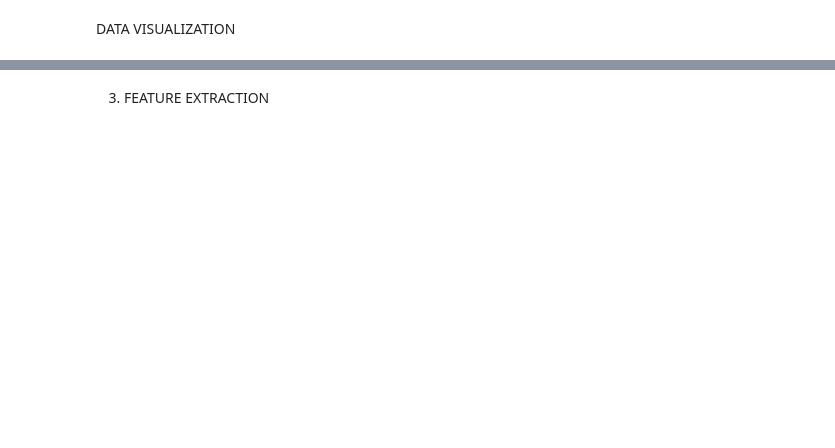
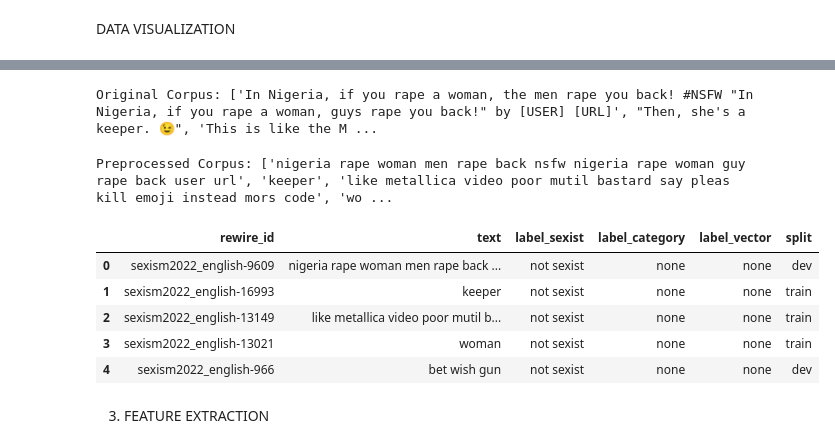
Before and after one commit to antoniocapicotto/edos, a Jupyter notebook: edos.ipynb, the cells around one changed output, grey strips where cells are left out. Drawn from its saved outputs; the diff is of its cells as text; code cells hidden in the pictures; blank space fills up the shorter version.

```diff
--- a/edos.ipynb
+++ b/edos.ipynb
@@ -54,2 +86,63 @@ plt.show()
+# %%
+# tokenizzazione, rimozione stopwords e stemming, applicare la pipeline
+
+def tokenize(text):
+    return nltk.word_tokenize(text)
+
+def clean_tokens(tokens):
+    stop_words = set(nltk.corpus.stopwords.words('english'))
+    return [token.lower() for token in tokens if token.isalnum() and token.lower() not in stop_words]
+
+def normalize(tokens):
+    return [token.lower() for token in tokens]
+
+def lemmatize(tokens):
+    lemmatizer = nltk.stem.WordNetLemmatizer()
+    return [lemmatizer.lemmatize(token) for token in tokens]
+
+def stem(tokens):
+    stemmer = nltk.stem.PorterStemmer()
+    return [stemmer.stem(token) for token in tokens]
+
+def preprocess(text):
+    tokens = tokenize(text)
+    tokens = clean_tokens(tokens)
+    tokens = normalize(tokens)
+    tokens = lemmatize(tokens)
+    tokens = stem(tokens)
+    return ' '.join(tokens)
+# %%
+# Combine all text into a single variable
+corpus = list(df['text'])
+# %%
+# print some information about the corpus
+print("Original Corpus:", corpus)
+print("Size of corpus:", len(corpus))
+print("Size of the vocabulary:", len(set(corpus)))
+print("lexical diversity:", len(set(corpus)) / len(corpus))
+# %% [output]
+Original Corpus: ['In Nigeria, if you rape a woman, the men rape you back! #NSFW "In Nigeria, if you rape a woman, guys rape you back!" by [USER] [URL]', "Then, she's a keeper. 😉", 'This is like the M ...
+# %%
+# Apply preprocessing to the entire corpus
+corpus_preprocessed = [preprocess(text) for text in corpus]
+# %%
+print("Preprocessed Corpus:", corpus_preprocessed)
+print("Size of corpus:", len(corpus_preprocessed))
+print("Size of the vocabulary:", len(set(corpus_preprocessed)))
+print("lexical diversity:", len(set(corpus_preprocessed)) / len(corpus_preprocessed))
+# %% [output]
+Preprocessed Corpus: ['nigeria rape woman men rape back nsfw nigeria rape woman guy rape back user url', 'keeper', 'like metallica video poor mutil bastard say pleas kill emoji instead mors code', 'wo ...
+# %%
+# Update the dataframe with preprocessed text
+df['text'] = corpus_preprocessed
+# %%
+df.head(5)
+# %% [output]
+|  | rewire_id | text | label_sexist | label_category | label_vector | split |
+| 0 | sexism2022_english-9609 | nigeria rape woman men rape back ... | not sexist | none | none | dev |
+| 1 | sexism2022_english-16993 | keeper | not sexist | none | none | train |
+| 2 | sexism2022_english-13149 | like metallica video poor mutil b... | not sexist | none | none | train |
+| 3 | sexism2022_english-13021 | woman | not sexist | none | none | train |
+| 4 | sexism2022_english-966 | bet wish gun | not sexist | none | none | dev |
 # %% [markdown]
 3. FEATURE EXTRACTION
```
Also changed, not shown: parts of 11 cells of this notebook.
